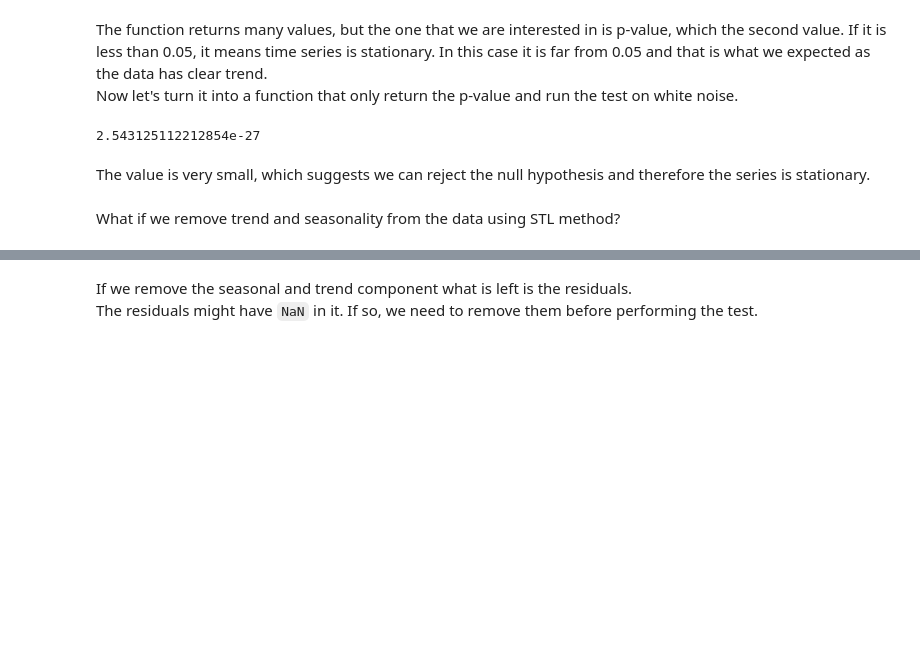
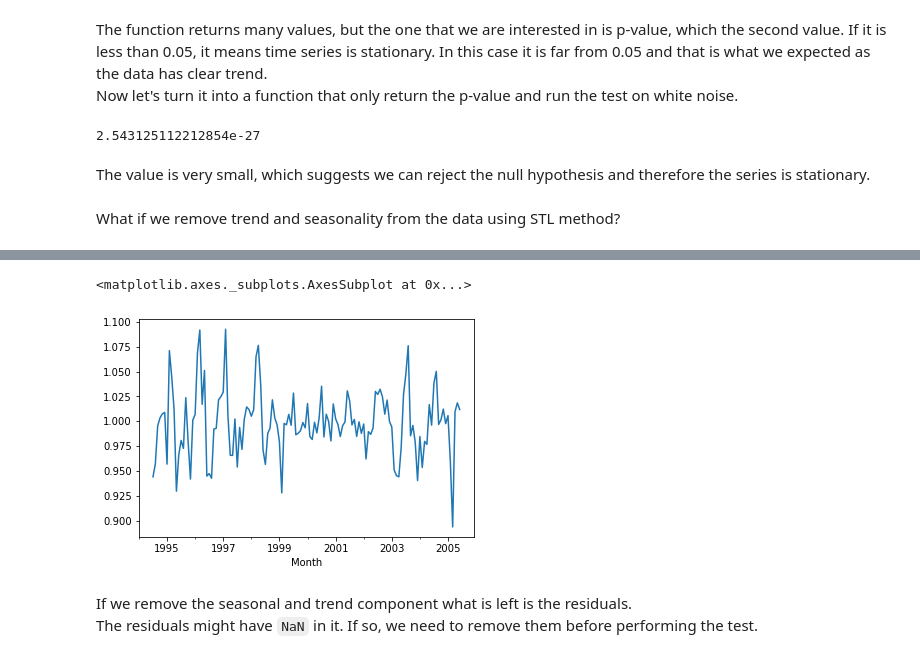
Before and after one commit to 3springs/deep_ml_curriculum, a Jupyter notebook: notebooks/07 Time Series Forcasting/TSF.ipynb, the cells around one changed output, grey strips where cells are left out. Cells and saved outputs as stored; diff of their text form; code cells hidden in the pictures; blank space fills up the shorter version.

```diff
--- a/notebooks/07 Time Series Forcasting/TSF.ipynb
+++ b/notebooks/07 Time Series Forcasting/TSF.ipynb
@@ -180,3 +199,8 @@ res.plot()
+# %%
+res.resid.plot()
+# %% [output]
+<matplotlib.axes._subplots.AxesSubplot at 0x...>
+[figure, added]
 # %% [markdown]
 If we remove the seasonal and trend component what is left is the residuals.<br>
 The residuals might have `NaN` in it. If so, we need to remove them before performing the test.
```
Also changed, not shown: parts of 61 cells of this notebook.
